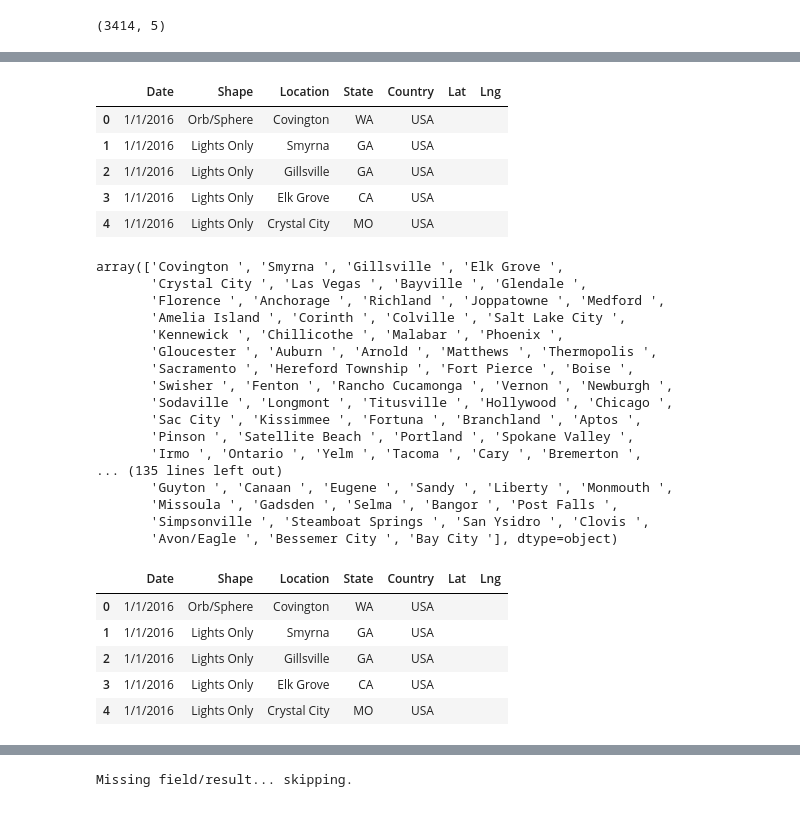
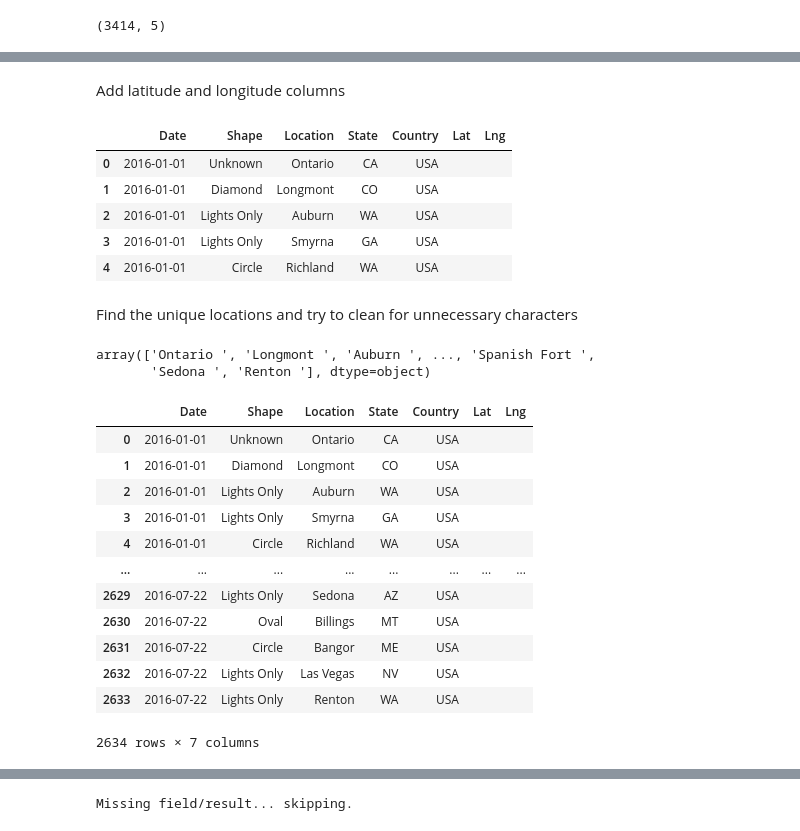
Before and after one commit to rromang/ETL-Project, a Jupyter notebook: ufo_data.ipynb, the cells around one changed output, grey strips where cells are left out. Cells and saved outputs as stored; diff of their text form; code cells hidden in the pictures.

```diff
--- a/ufo_data.ipynb
+++ b/ufo_data.ipynb
@@ -13,6 +16,7 @@ if g_key == "YOUR KEY HERE!":
 # %%
 csv_path = "Datasets/ufo_location_shape.csv"
 ufo_df = pd.read_csv(csv_path)
+ufo_df['Event.Date'] = pd.to_datetime(ufo_df['Event.Date'], format="%m/%d/%Y")
 ufo_df.head()
 # %% [output]
 |  | Event.Date | Shape | Location | State | Country | Source | USA | Unnamed: 7 |
@@ -76,6 +103,6 @@ ufo_df_cleaned.shape
 # %%
-initial_date = "1/1/2016"
-end_date = "12/31/2016"
+initial_date = "2016-01-01"
+end_date = "2016-12-31"
 ufo_df_date = ufo_df_cleaned.loc[(ufo_df_cleaned['Date']>=initial_date) & (ufo_df_cleaned['Date']<= end_date)]
 ufo_df_date_sorted = ufo_df_date.sort_values(by=['Date'])
 ufo_df_date_sorted = ufo_df_date_sorted.reset_index(drop=True)
@@ -93,0 +121,3 @@ ufo_df_date_sorted.shape
+# %%
+ufo_df_date_sorted['Location'] = ufo_df_date_sorted['Location'].str.replace(r"\(.*\)","")
+ufo_df_date_sorted.head()
@@ -94,45 +140,41 @@ ufo_df_date_sorted.shape
+# %% [markdown]
+Add latitude and longitude columns
 # %%
 ufo_df_date_sorted['Lat']=""
 ufo_df_date_sorted['Lng']=""
 ufo_df_date_sorted.head()
 # %% [output]
 |  | Date | Shape | Location | State | Country | Lat | Lng |
-| 0 | 1/1/2016 | Orb/Sphere | Covington | WA | USA |  |  |
-| 1 | 1/1/2016 | Lights Only | Smyrna | GA | USA |  |  |
-| 2 | 1/1/2016 | Lights Only | Gillsville | GA | USA |  |  |
-| 3 | 1/1/2016 | Lights Only | Elk Grove | CA | USA |  |  |
-| 4 | 1/1/2016 | Lights Only | Crystal City | MO | USA |  |  |
+| 0 | 2016-01-01 | Unknown | Ontario | CA | USA |  |  |
+| 1 | 2016-01-01 | Diamond | Longmont | CO | USA |  |  |
+| 2 | 2016-01-01 | Lights Only | Auburn | WA | USA |  |  |
+| 3 | 2016-01-01 | Lights Only | Smyrna | GA | USA |  |  |
+| 4 | 2016-01-01 | Circle | Richland | WA | USA |  |  |
+# %% [markdown]
+Find the unique locations and try to clean for unnecessary characters
 # %%
 locations = ufo_df_date_sorted['Location'].unique()
 locations
 # %% [output]
-array(['Covington ', 'Smyrna ', 'Gillsville ', 'Elk Grove ',
-       'Crystal City ', 'Las Vegas ', 'Bayville ', 'Glendale ',
-       'Florence ', 'Anchorage ', 'Richland ', 'Joppatowne ', 'Medford ',
-       'Amelia Island ', 'Corinth ', 'Colville ', 'Salt Lake City ',
-       'Kennewick ', 'Chillicothe ', 'Malabar ', 'Phoenix ',
-       'Gloucester ', 'Auburn ', 'Arnold ', 'Matthews ', 'Thermopolis ',
-       'Sacramento ', 'Hereford Township ', 'Fort Pierce ', 'Boise ',
-       'Swisher ', 'Fenton ', 'Rancho Cucamonga ', 'Vernon ', 'Newburgh ',
-       'Sodaville ', 'Longmont ', 'Titusville ', 'Hollywood ', 'Chicago ',
-       'Sac City ', 'Kissimmee ', 'Fortuna ', 'Branchland ', 'Aptos ',
-       'Pinson ', 'Satellite Beach ', 'Portland ', 'Spokane Valley ',
-       'Irmo ', 'Ontario ', 'Yelm ', 'Tacoma ', 'Cary ', 'Bremerton ',
-... (135 lines left out)
-       'Guyton ', 'Canaan ', 'Eugene ', 'Sandy ', 'Liberty ', 'Monmouth ',
-       'Missoula ', 'Gadsden ', 'Selma ', 'Bangor ', 'Post Falls ',
-       'Simpsonville ', 'Steamboat Springs ', 'San Ysidro ', 'Clovis ',
-       'Avon/Eagle ', 'Bessemer City ', 'Bay City '], dtype=object)
+array(['Ontario ', 'Longmont ', 'Auburn ', ..., 'Spanish Fort ',
+       'Sedona ', 'Renton '], dtype=object)
 # %%
 ufo_df_date_sorted['Location'] = ufo_df_date_sorted['Location'].str.replace(r"\(.*\)","")
-ufo_df_date_sorted.head()
+ufo_df_date_sorted
 # %% [output]
 |  | Date | Shape | Location | State | Country | Lat | Lng |
-| 0 | 1/1/2016 | Orb/Sphere | Covington | WA | USA |  |  |
-| 1 | 1/1/2016 | Lights Only | Smyrna | GA | USA |  |  |
-| 2 | 1/1/2016 | Lights Only | Gillsville | GA | USA |  |  |
-| 3 | 1/1/2016 | Lights Only | Elk Grove | CA | USA |  |  |
-| 4 | 1/1/2016 | Lights Only | Crystal City | MO | USA |  |  |
+| 0 | 2016-01-01 | Unknown | Ontario | CA | USA |  |  |
+| 1 | 2016-01-01 | Diamond | Longmont | CO | USA |  |  |
+| 2 | 2016-01-01 | Lights Only | Auburn | WA | USA |  |  |
+| 3 | 2016-01-01 | Lights Only | Smyrna | GA | USA |  |  |
+| 4 | 2016-01-01 | Circle | Richland | WA | USA |  |  |
+| ... | ... | ... | ... | ... | ... | ... | ... |
+| 2629 | 2016-07-22 | Lights Only | Sedona | AZ | USA |  |  |
+| 2630 | 2016-07-22 | Oval | Billings | MT | USA |  |  |
+| 2631 | 2016-07-22 | Circle | Bangor | ME | USA |  |  |
+| 2632 | 2016-07-22 | Lights Only | Las Vegas | NV | USA |  |  |
+| 2633 | 2016-07-22 | Lights Only | Renton | WA | USA |  |  |
+2634 rows × 7 columns
 # %%
 locations = ufo_df_date_sorted['Location'].unique()
 locations
```
Also changed, not shown: parts of 33 cells of this notebook, 2 other files.
